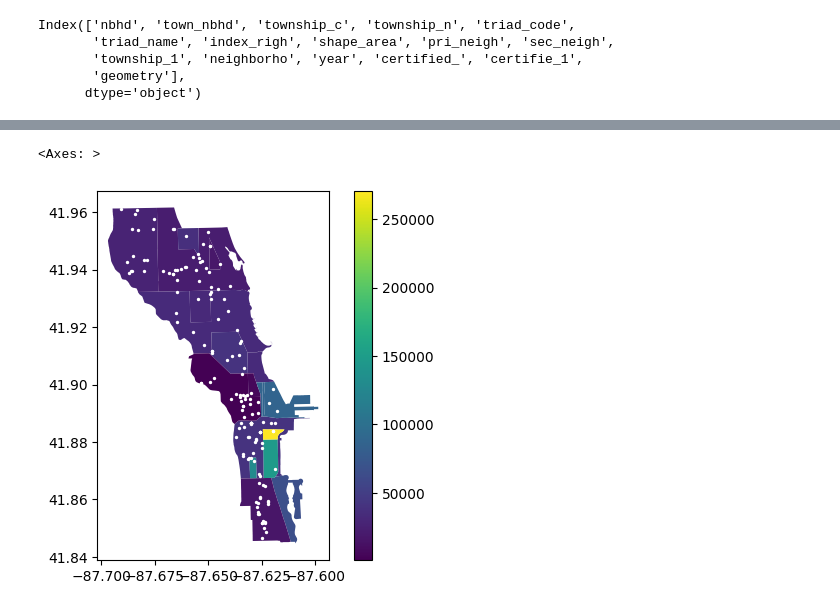
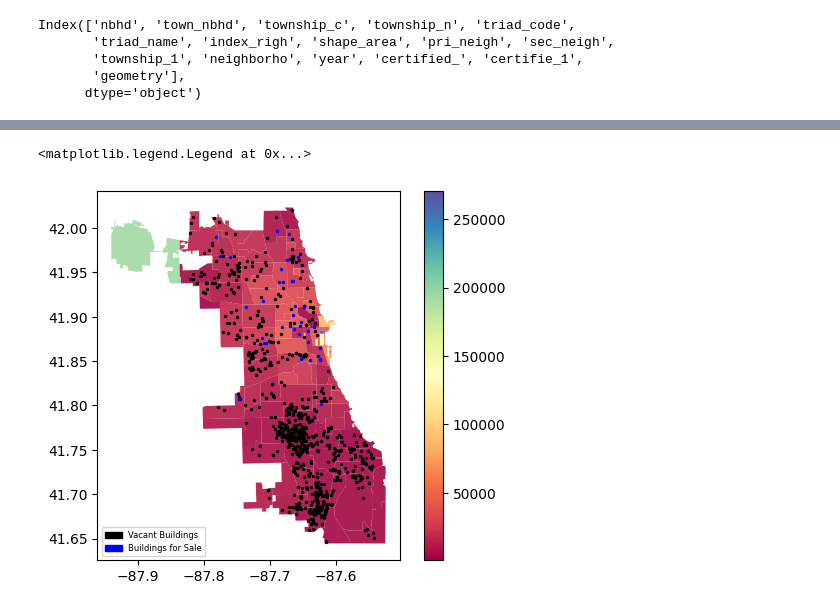
Before and after one commit to claireconzelmann/KIHC-affordable-housing-analysis, a Jupyter notebook: Code/data exploration.ipynb, the cells around one changed output, grey strips where cells are left out. Cells and saved outputs as stored; diff of their text form; code cells hidden in the pictures.

Commit message:
Changes sales and vacant building datasets and visualizations

```diff
--- a/Code/data exploration.ipynb
+++ b/Code/data exploration.ipynb
@@ -14,9 +14,9 @@ path = "/Users/aliso/OneDrive/Documents/KIHC-affordable-housing-analysis"
 tif_districts = pd.read_csv(os.path.join(path, "Data/Raw/Boundaries_Tax_Increment_Financing_Districts.csv"))
 city_land = pd.read_csv(os.path.join(path, "Data/Raw/City-Owned_Land_Inventory_20250320.csv"))
 l_stops = pd.read_csv(os.path.join(path, "Data/Raw/CTA_System_Information_List_of_L_Stops.csv"))
-#vacant_buildings = pd.read_csv(os.path.join(path, "Data/Raw/311_Service_Requests_20250321.csv"))
+vacant_buildings = pd.read_csv(os.path.join(path, "Data/Raw/311_Service_Requests_20250330.csv"))
 neighborhoods = pd.read_csv(os.path.join(path, "Data/Raw/Neighborhoods.csv"))
-sale_buildings = pd.read_csv(os.path.join(path, "Data/Raw/Buildings_0325.csv"))
+sale_buildings = pd.read_csv(os.path.join(path, "Data/Raw/CREXI_data_filtered.csv"))
 bus_stops_gdf = gpd.read_file(os.path.join(path, "Data/Raw/CTA_BusStops.shp"))
 metra_stops_gdf = gpd.read_file(os.path.join(path, "Data/Raw/MetraStations.shp"))
 foreclosed_rentals  = pd.read_csv(os.path.join(path, "Data/Raw/Foreclosed_Rental_Property_20250324.csv"))
@@ -168,23 +155,21 @@ sale_buildings_neighborhood_gdf.plot(ax=ax,
+# %%
+#Loading full vacant dataset
+vacant_buildings = vacant_buildings.loc[vacant_buildings["DUPLICATE"]==False]
+
+vacant_buildings_gdf = gpd.GeoDataFrame(vacant_buildings, geometry=gpd.points_from_xy(vacant_buildings.LONGITUDE, vacant_buildings.LATITUDE), crs="EPSG:4326")
+
+vacant_buildings_neighborhood_gdf = gpd.sjoin(vacant_buildings_gdf, merged_neighborhoods_gdf,
+                             how='inner', predicate='intersects')
 # %%
 #List of neighborhoods in the loop and north side
 neigh_list = ['Lake View', 'Wrigleyville', 'Boystown', 'Lincoln Park', 'North Center',
               'Sheffield & DePaul', 'Old Town', 'Gold Coast', 'River North', 'Grant Park',
               'Millenium Park', 'Streeterville', 'Magnificent Mile', 'Loop', 'Rush & Division',
-              'Near South Side', 'Museum Campus', 'Printers Row']
+              'Near South Side', 'Museum Campus', 'Printers Row', 'West Loop', 'Wicker Park', 'Bucktown',
+              'Edgewater', 'Uptown', 'Greektown', 'Ukrainian Village', 'West Town', 'North Center', 'East Village',
+              'Andersonville', 'Little Italy, UIC', 'United Center']
 #subsetting neighborhood gdf
 subset_merged_neighborhoods_gdf = merged_neighborhoods_gdf[merged_neighborhoods_gdf['PRI_NEIGH'].isin(neigh_list)]
 
-#joining with sales building
 subset_sale_buildings_neighborhood_gdf = gpd.sjoin(sale_buildings_gdf, subset_merged_neighborhoods_gdf,
                              how='inner', predicate='intersects')
-
-#printing subsetted map
-fig, ax = plt.subplots()
-subset_merged_neighborhoods_gdf.plot(ax=ax, column="difference",legend=True)
-subset_sale_buildings_neighborhood_gdf.plot(ax=ax,
-                                     color='white',
-                                     markersize=2,
-                                     label="Buildings for Sale")
-# %% [output]
-<Axes: >
-[figure, removed]
@@ -190,0 +183,20 @@ subset_sale_buildings_neighborhood_gdf.plot(ax=ax,
+# %%
+#overall chicago map
+fig, ax = plt.subplots()
+merged_neighborhoods_gdf.plot(ax=ax, column="difference", cmap='Spectral', legend=True, alpha=0.9)
+vacant_buildings_gdf.plot(ax=ax,
+                          color='black',
+                          markersize=2,
+                          label="Vacant Buildings")
+sale_buildings_gdf.plot(ax=ax,
+                          color='blue',
+                          markersize=2,
+                          label="Buildings for Sale")
+legend = [
+    mpatches.Patch(color='black', label="Vacant Buildings"),
+    mpatches.Patch(color='blue', label="Buildings for Sale")]
+
+ax.legend(handles=legend, loc="lower left", fontsize=6)
+# %% [output]
+<matplotlib.legend.Legend at 0x...>
+[figure, added]
```
Also changed, not shown: parts of 5 cells of this notebook, 4 other files.
